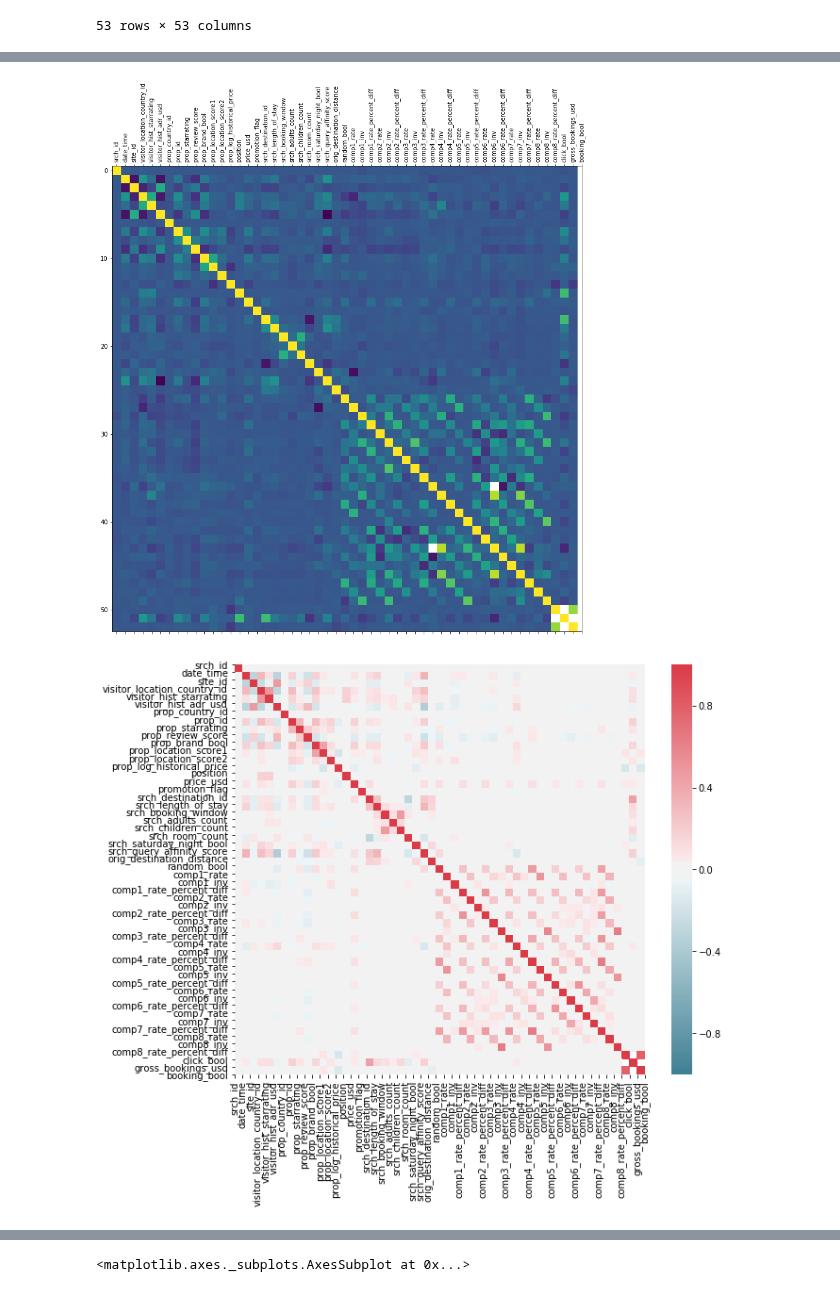
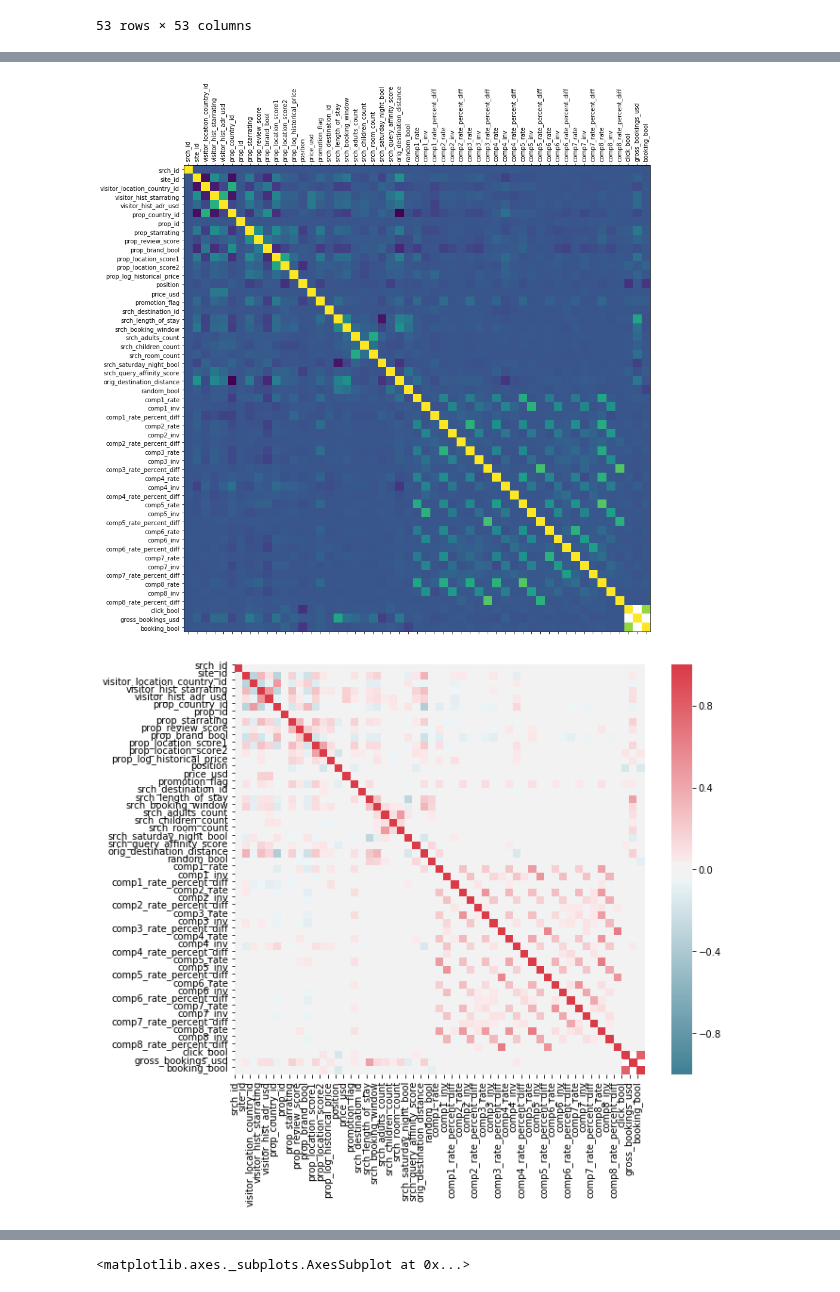
Before and after one commit to PimDijt/DMT, a Jupyter notebook: assignments/assignment2/explore.ipynb, the cells around one changed output, grey strips where cells are left out. Drawn from its saved outputs; the diff is of its cells as text; code cells hidden in the pictures.

Commit message:
fix explore heatmaps labels

```diff
--- a/assignments/assignment2/explore.ipynb
+++ b/assignments/assignment2/explore.ipynb
@@ -145,16 +166,18 @@ df_sample.columns.tolist()
  'gross_bookings_usd',
  'booking_bool']
 # %%
-# DISCONTINUED CORRELATION MATRIX, SEE NEXT CELL
+# First correlation matrix/heatmap, see also next cell
+col_list = [x for x in df_sample.columns.tolist() if x != "date_time"]
 plt.figure(figsize=(14, 14))
 plt.matshow(df_sample.corr(), fignum=1)
-plt.xticks(range(0,len(df_sample.columns.tolist())), df_sample.columns.tolist(), rotation="vertical")
-plt.yticks(range(0,len(df_sample.columns.tolist())), df_sample.columns.tolist())
+plt.xticks(range(0,len(col_list)), col_list, rotation="vertical")
+plt.yticks(range(0,len(col_list)), col_list)
 plt.show()
 # %% [output]
-[figure, old version]
+[figure, new version]
 # %%
 # Heatmap/Correlation Matrix
+col_list = [x for x in df_sample.columns.tolist() if x != "date_time"]
 f, ax = plt.subplots(figsize=(10, 8))
 sns.heatmap(df_sample.corr(),
             mask=np.zeros_like(df_sample.corr(), dtype=np.bool),
@@ -168,11 +191,11 @@ sns.heatmap(df_sample.corr(),
             yticklabels=False
            )
 # ax.figure.tight_layout()
-plt.xticks(range(0,len(df_sample.columns.tolist())), df_sample.columns.tolist(), rotation="vertical")
-plt.yticks(range(0,len(df_sample.columns.tolist())), df_sample.columns.tolist())
+plt.xticks(range(0,len(col_list)), col_list, rotation="vertical")
+plt.yticks(range(0,len(col_list)), col_list)
 plt.show()
 # %% [output]
-[figure, old version]
+[figure, new version]
 # %%
 # For clarity, the correlation with booking_bool
 df_sample.corr()["booking_bool"]
```
Also changed, not shown: parts of 1 cell of this notebook.
